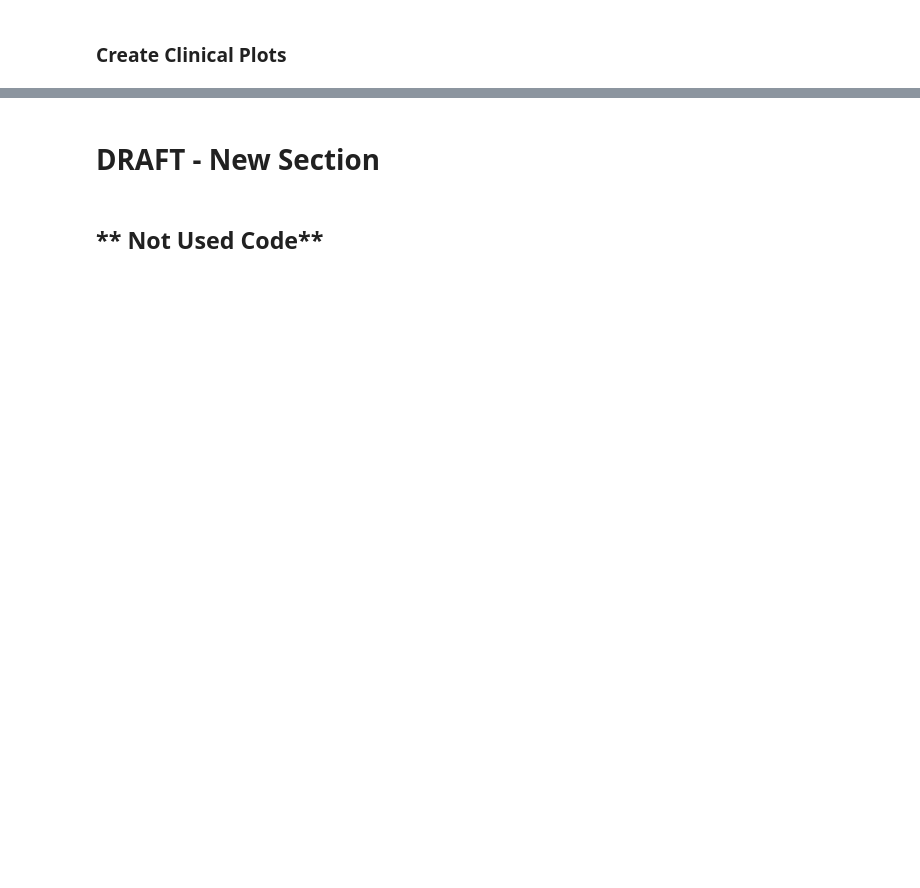
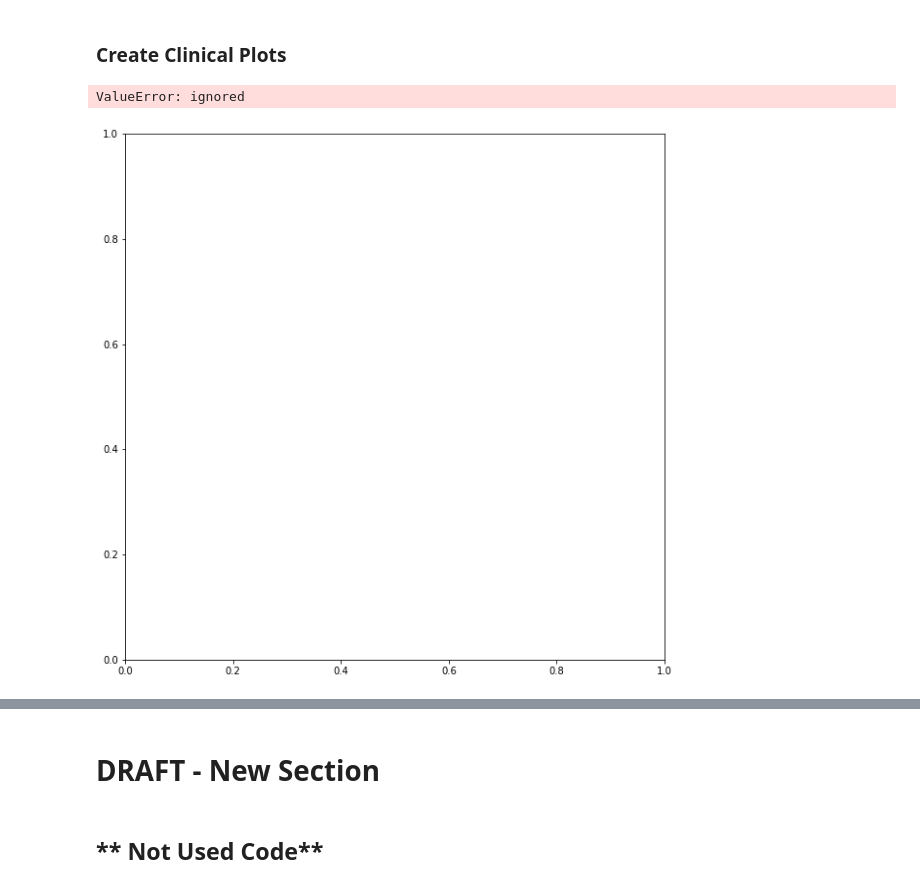
Before and after one commit to ratulbempu/ApneBoot-Clinical-Data-Analysis, a Jupyter notebook: 230301 - AB Clinical Data Analysis.ipynb, the cells around one changed output, grey strips where cells are left out. Saved outputs shown, nothing was run; the diff lists cells and outputs as text; code cells hidden in the pictures; blank space fills up the shorter version.

Commit message:
Plots fixed up. Need to do p-values and analysis.

```diff
--- a/230301 - AB Clinical Data Analysis.ipynb
+++ b/230301 - AB Clinical Data Analysis.ipynb
@@ -1904,6 +1936,8 @@ columns_to_keep = [
 "HR - Avg",
 "HR - Std",
 "model",
+'Num Events (Preset Threshold)',
+'Cumulative Event Duration (Preset Threshold)'
 # "data date-time",
 ]
 
@@ -1941,9 +1992,16 @@ plot_opts = {
 
 # exclude certain babies
 df_match = df_match[df_match['Baby of']!= 'Ramanamma']
-Manjula
-Shwetha 2
-Noor Fathima T-1
+drop_babies = [
+'Ramanamma',
+'Manjula',
+'Shwetha 2',
+'Noor Fathima T-1',
+]
+
+for baby in drop_babies:
+    df_match.drop ((df_match['Baby of'] == baby).index, inplace = True)
+
 
 #  display (df_match)
 df_melt = df_match.melt (id_vars = ['Device_type'],value_vars= spo2_col_percent_name_list, var_name = 'Group', value_name = 'SPO2 Level')
@@ -1977,30 +2035,33 @@ for col in spo2_col_percent_name_list:
 # df_beanplot['Intervention'] = df_match ['Time SPO2 < 85(hrs)'].where(df_match['Device_type'] == 'Intervention')
 # df_beanplot['Placebo'] = df_match ['Time SPO2 < 85(hrs)'].where(df_match['Device_type'] == 'Placebo')
 # # plt.boxplot(df_match['Time SPO2 < 85(hrs)'])
 # # display (df_beanplot)
 # df_intervention = pd.DataFrame ()
 # df_intervention['Intervention'] = df_beanplot['Intervention']
 # # df_intervention['Intervention'] = df_beanplot['Intervention'].dropna();
 # # df_intervention = df_intervention.dropna ()
 # # df_placebo = pd.DataFrame ()
 # # df_intervention['Intervention'] = df_beanplot['Intervention']
 # # df_intervention = df_intervention.dropna ()
 # # sns.boxplot(data=df_match, y = 'Time SPO2 < 85(hrs)', x = 'Device_type')
 # # sns.stripplot(data=df_match, y = 'Time SPO2 < 85(hrs)', x = 'Device_type', color = 'red')
 # display (df_match)
 # df_stack = df_match.stack()
 # display (df_stack)
 # # sns.boxplot(data=df_match, y = 'Time SPO2 < 85(hrs)', x = 'Device_type')
 
 # # df_intervention = df_intervention [df_intervention['Intervention'].]
 # # display (df_intervention)
 # # plt.boxplot(df_intervention['Intervention'])
 
 # # plt.show()
 # # display (df_beanplot)
 # # data = sm.load_pandas()
 # # data = sm.load()
 
 # # sm.graphics.beanplot (df_beanplot., ax=ax, labels = ['Intervention', 'Placebo'], plot_opts=plot_opts)
 
 # # sm.graphics.beanplot(age, ax=ax, labels=labels, plot_opts=plot_opts)
+# %% [output]
+ValueError: ignored
+[figure, added]
```
Also changed, not shown: parts of 40 cells of this notebook.
